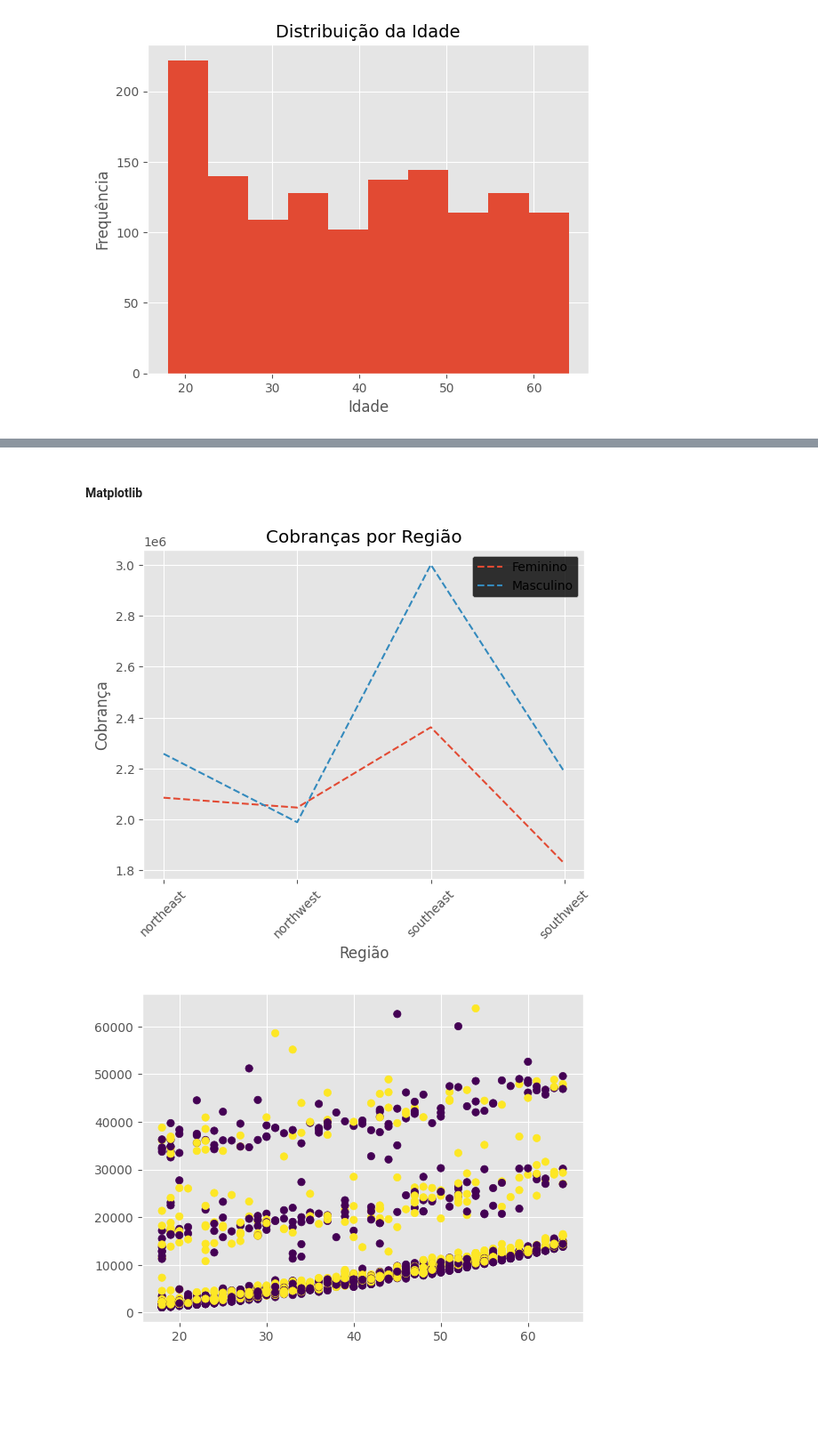
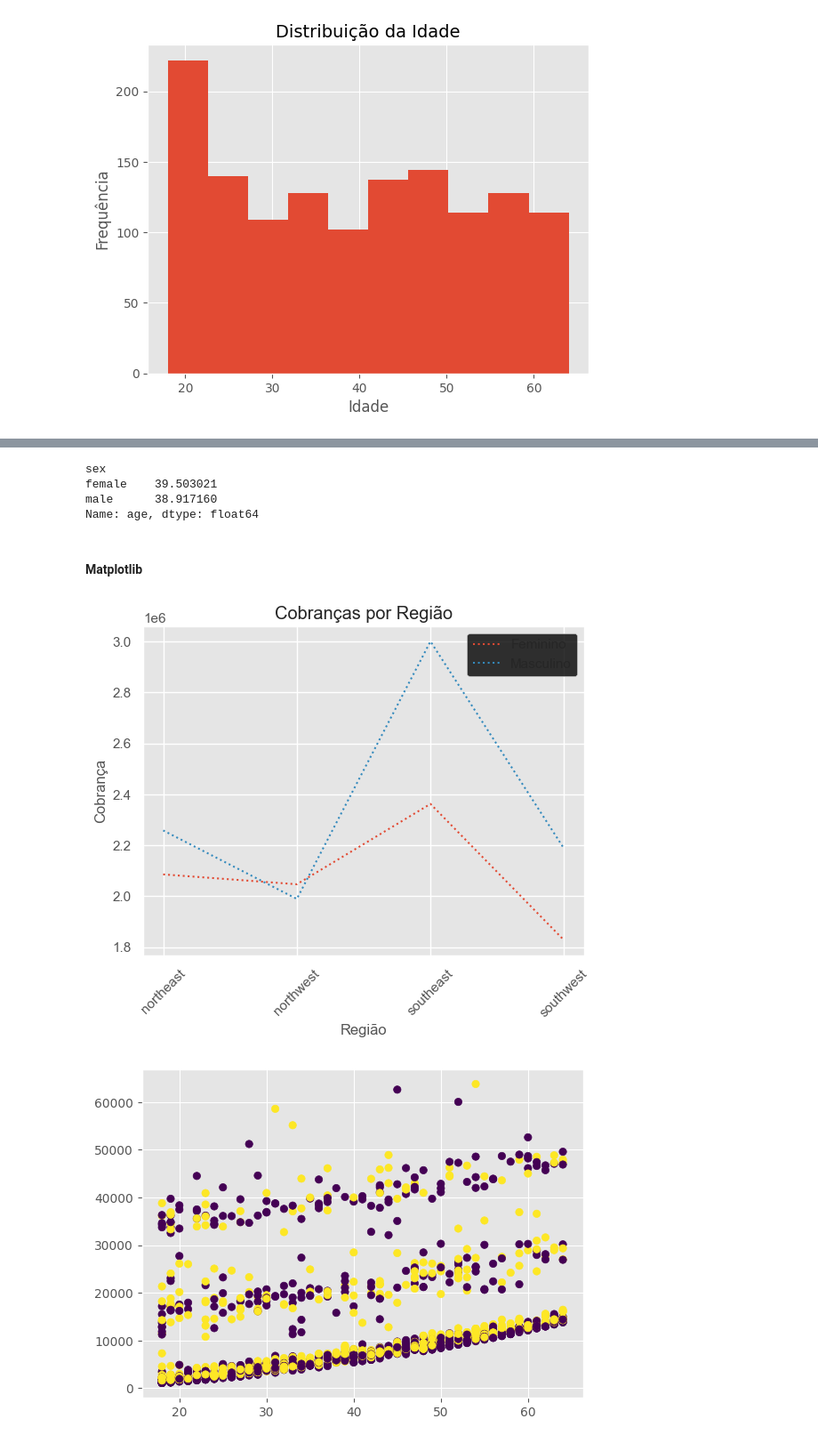
Before and after one commit to devAquino/Medical-Insurance-Analysis, a Jupyter notebook: insurance.ipynb, the cells around one changed output, grey strips where cells are left out. Shown at 89% size. Drawn from its saved outputs; the diff is of its cells as text; code cells hidden in the pictures; blank space fills up the shorter version.

```diff
--- a/insurance.ipynb
+++ b/insurance.ipynb
@@ -94,18 +97,27 @@ ax_sex_age = ax_sex_age
+# %%
+# Conferindo os valores exatos para cada sexo
+df_seguro.groupby('sex')['age'].mean()
+# %% [output]
+sex
+female    39.503021
+male      38.917160
+Name: age, dtype: float64
 # %% [markdown]
 #### Matplotlib
 # %%
 # Mostrando a tendência de cobranças por região para cada sexo
+
 plt_seguro = df_seguro.pivot_table(index='region', columns='sex', values='charges', aggfunc='sum')
-plt.plot(plt_seguro , "--" ,label=['Feminino','Masculino'],)
+plt.plot(plt_seguro , ":" ,label=['Feminino','Masculino'],)
 plt.title('Cobranças por Região')
 plt.style.use('ggplot')
 plt.xlabel('Região')
 plt.ylabel('Cobrança')
 plt.xticks(rotation=45)
 plt.legend(facecolor='black')
 plt_seguro = plt_seguro
 # %% [output]
-[figure, old version]
+[figure, new version]
 # %%
 # A dispersão dos dados da idade em relação aos valores do seguro.
 # As mulhers são as de cores amarela, os homens os de cores roxo.
```
Also changed, not shown: parts of 11 cells of this notebook.
